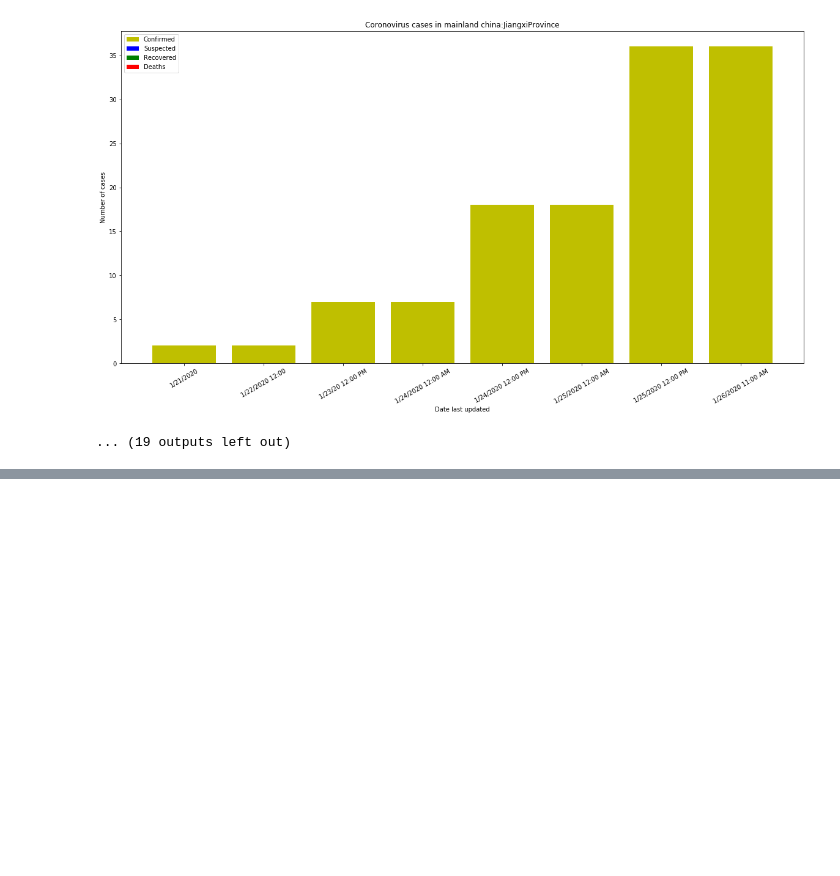
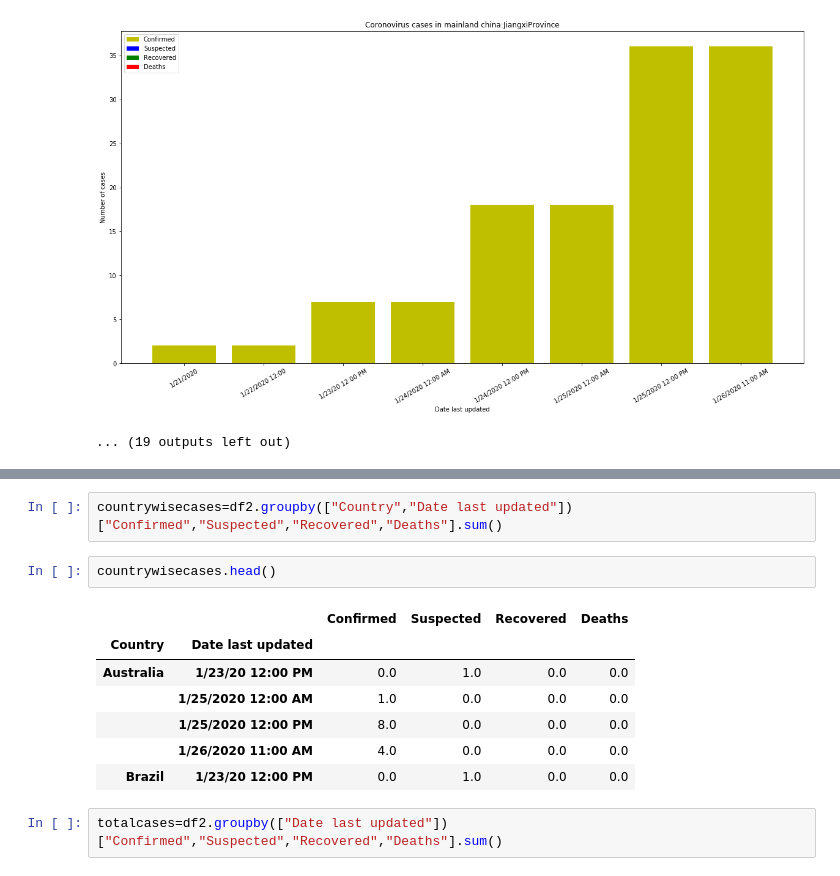
Before and after one commit to mihirmak/coronavirus_visualizations, a Jupyter notebook: Visualization_CV.ipynb, the cells around one changed output, grey strips where cells are left out. Cells and saved outputs as stored; diff of their text form; blank space fills up the shorter version.

```diff
--- a/Visualization_CV.ipynb
+++ b/Visualization_CV.ipynb
@@ -64,0 +88,14 @@ for x in mainland_china_data["Province/State"].unique():
+# %%
+countrywisecases=df2.groupby(["Country","Date last updated"])["Confirmed","Suspected","Recovered","Deaths"].sum()
+# %%
+countrywisecases.head()
+# %% [output]
+|  |  | Confirmed | Suspected | Recovered | Deaths |
+| Country | Date last updated |  |  |  |  |
+| Australia | 1/23/20 12:00 PM | 0.0 | 1.0 | 0.0 | 0.0 |
+|  | 1/25/2020 12:00 AM | 1.0 | 0.0 | 0.0 | 0.0 |
+|  | 1/25/2020 12:00 PM | 8.0 | 0.0 | 0.0 | 0.0 |
+|  | 1/26/2020 11:00 AM | 4.0 | 0.0 | 0.0 | 0.0 |
+| Brazil | 1/23/20 12:00 PM | 0.0 | 1.0 | 0.0 | 0.0 |
+# %%
+totalcases=df2.groupby(["Date last updated"])["Confirmed","Suspected","Recovered","Deaths"].sum()
```
Also changed, not shown: parts of 6 cells of this notebook.
